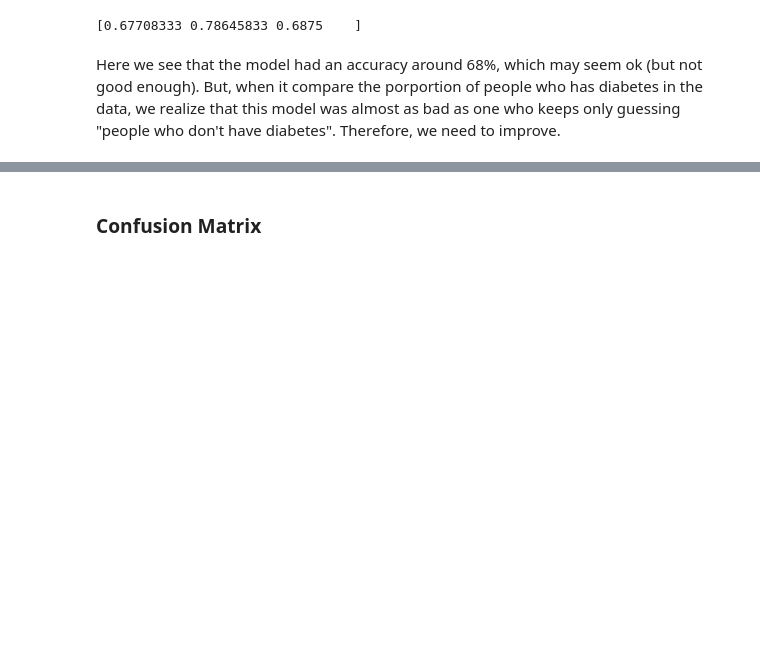
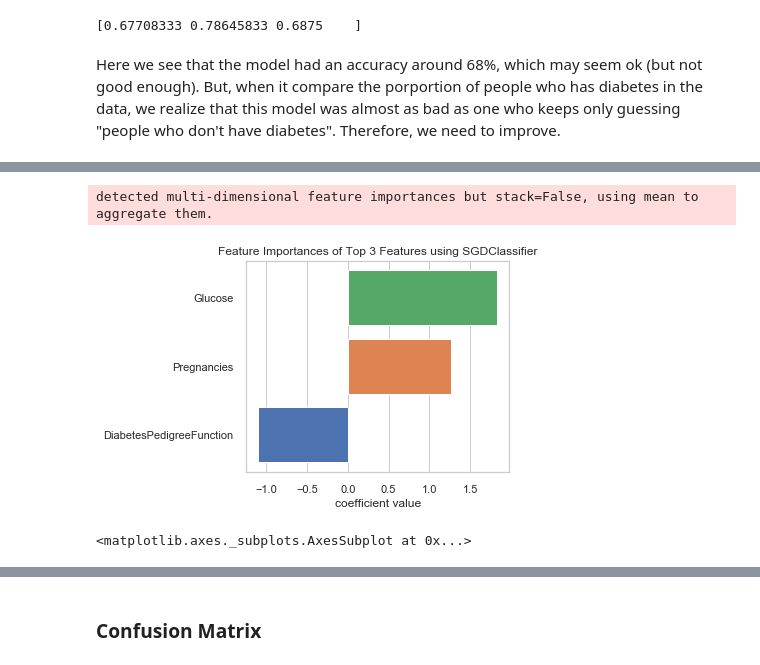
Before and after one commit to MatFreitas/diabetes-predictor, a Jupyter notebook: Projeto .ipynb, the cells around one changed output, grey strips where cells are left out. Saved outputs shown, nothing was run; the diff lists cells and outputs as text; code cells hidden in the pictures; blank space fills up the shorter version.

```diff
--- a/Projeto .ipynb
+++ b/Projeto .ipynb
@@ -296,0 +307,17 @@ Here we see that the model had an accuracy around 68%, which may seem ok (but no
+# %%
+# train across 5 folds, that's a total of (6+4)*5=50 rounds of training.
+param_grid = {
+    'alpha': [1e-4, 1e-3, 1e-2, 1e-1, 1e0, 1e1, 1e2, 1e3], # learning rate
+    'loss': ['log'], # logistic regression,
+    'penalty': ['l2'],
+    'n_jobs': [-1]
+}
+
+sgd_clf_grid = GridSearchCV(
+    sgd_clf,  # Modelo
+    param_grid,  # Grid
+    cv=5,  # Partições de C.V.
+    scoring='neg_mean_squared_error',
+    return_train_score=True,
+    n_jobs=-1,
+)
@@ -296,0 +326,2 @@ Here we see that the model had an accuracy around 68%, which may seem ok (but no
+# %%
+sgd_clf_grid.fit(diabetes_train, diabetes_labels)
@@ -296,0 +360,8 @@ Here we see that the model had an accuracy around 68%, which may seem ok (but no
+# %%
+viz = FeatureImportances(sgd_clf, relative=False, topn=3)
+viz.fit(diabetes_train, diabetes_labels)
+viz.show()
+# %% [output]
+detected multi-dimensional feature importances but stack=False, using mean to aggregate them.
+[figure, added]
+<matplotlib.axes._subplots.AxesSubplot at 0x...>
```
Also changed, not shown: parts of 70 cells of this notebook.
